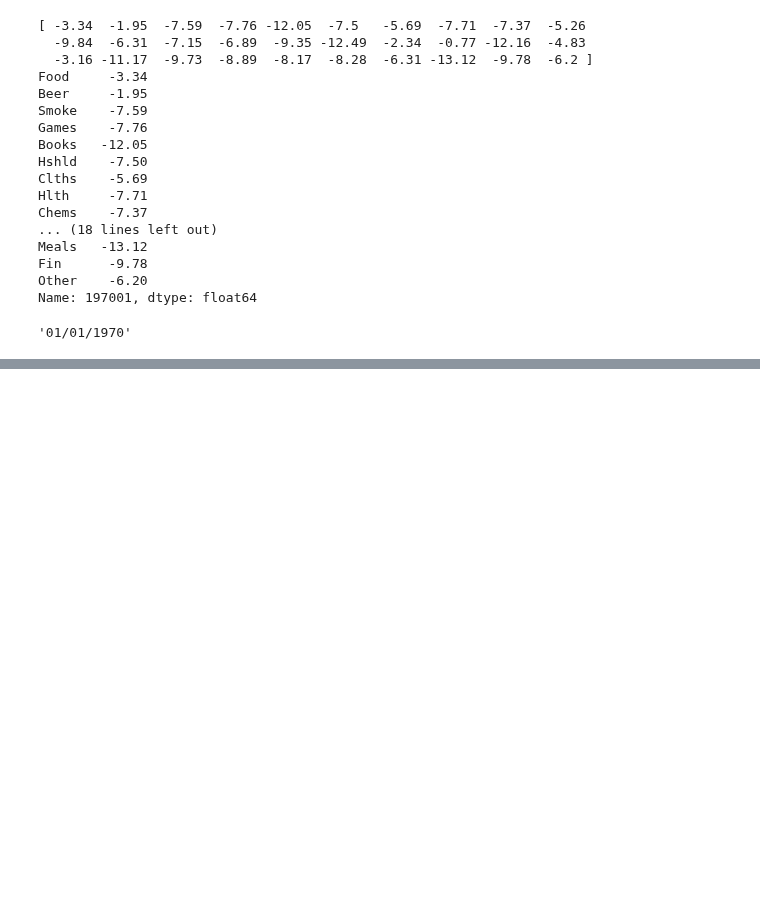
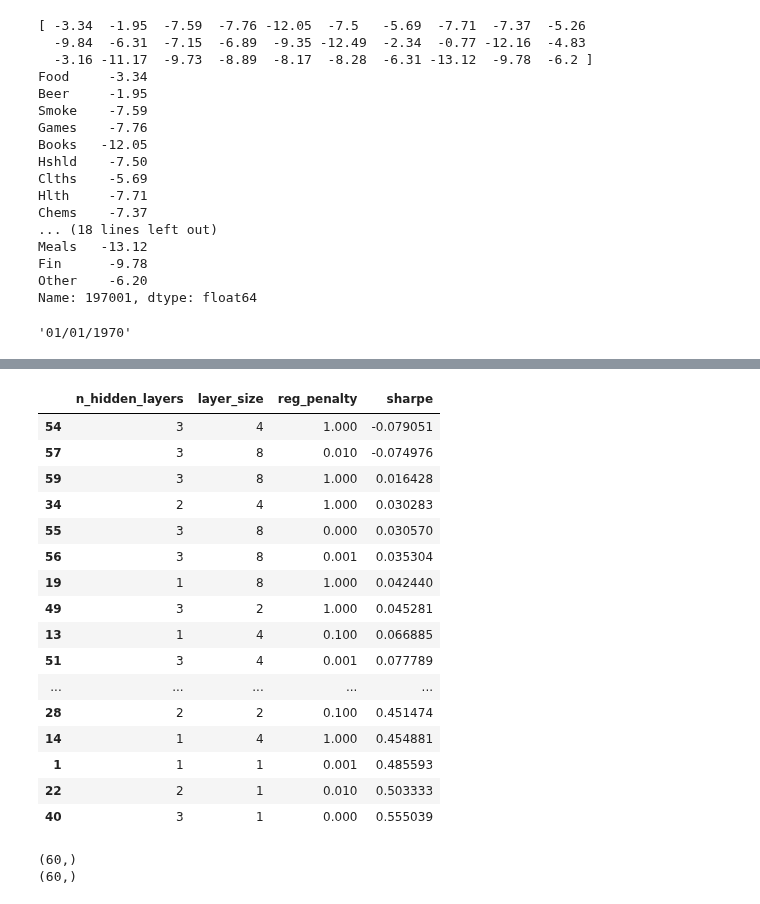
Before and after one commit to druce/Machine-learning-for-financial-market-prediction, a Jupyter notebook: Replicate Paper by Rapach, Strauss, Tu, Zhou-refactor.ipynb, the cells around one changed output, grey strips where cells are left out. Cells and saved outputs as stored; diff of their text form; code cells hidden in the pictures; blank space fills up the shorter version.

```diff
--- a/Replicate Paper by Rapach, Strauss, Tu, Zhou-refactor.ipynb
+++ b/Replicate Paper by Rapach, Strauss, Tu, Zhou-refactor.ipynb
@@ -1045,0 +1069,36 @@ lossframe.sort_values(['loss'])
+# %%
+# list sharpes
+flatlist = [list(l[0]) + [l[1]] for l in sharpes.items()]
+
+sharpeframe = pd.DataFrame(flatlist, columns=["n_hidden_layers", "layer_size", "reg_penalty", "sharpe"])
+# one row didn't converge properly - messes up plotly scales
+#for i in list(lossframe.loc[lossframe['loss']> 1000].index):
+#    lossframe.at[i, 'loss'] = 100
+#list(l) +
+sharpeframe.sort_values(['sharpe'])
+# %% [output]
+|  | n_hidden_layers | layer_size | reg_penalty | sharpe |
+| 54 | 3 | 4 | 1.000 | -0.079051 |
+| 57 | 3 | 8 | 0.010 | -0.074976 |
+| 59 | 3 | 8 | 1.000 | 0.016428 |
+| 34 | 2 | 4 | 1.000 | 0.030283 |
+| 55 | 3 | 8 | 0.000 | 0.030570 |
+| 56 | 3 | 8 | 0.001 | 0.035304 |
+| 19 | 1 | 8 | 1.000 | 0.042440 |
+| 49 | 3 | 2 | 1.000 | 0.045281 |
+| 13 | 1 | 4 | 0.100 | 0.066885 |
+| 51 | 3 | 4 | 0.001 | 0.077789 |
+| ... | ... | ... | ... | ... |
+| 28 | 2 | 2 | 0.100 | 0.451474 |
+| 14 | 1 | 4 | 1.000 | 0.454881 |
+| 1 | 1 | 1 | 0.001 | 0.485593 |
+| 22 | 2 | 1 | 0.010 | 0.503333 |
+| 40 | 3 | 1 | 0.000 | 0.555039 |
+# %%
+sharpes_array = sharpeframe.values[:,3]
+print(sharpes_array.shape)
+mses_array = lossframe.values[:,3]
+print(mses_array.shape)
+# %% [output]
+(60,)
+(60,)
```
Also changed, not shown: parts of 20 cells of this notebook.
